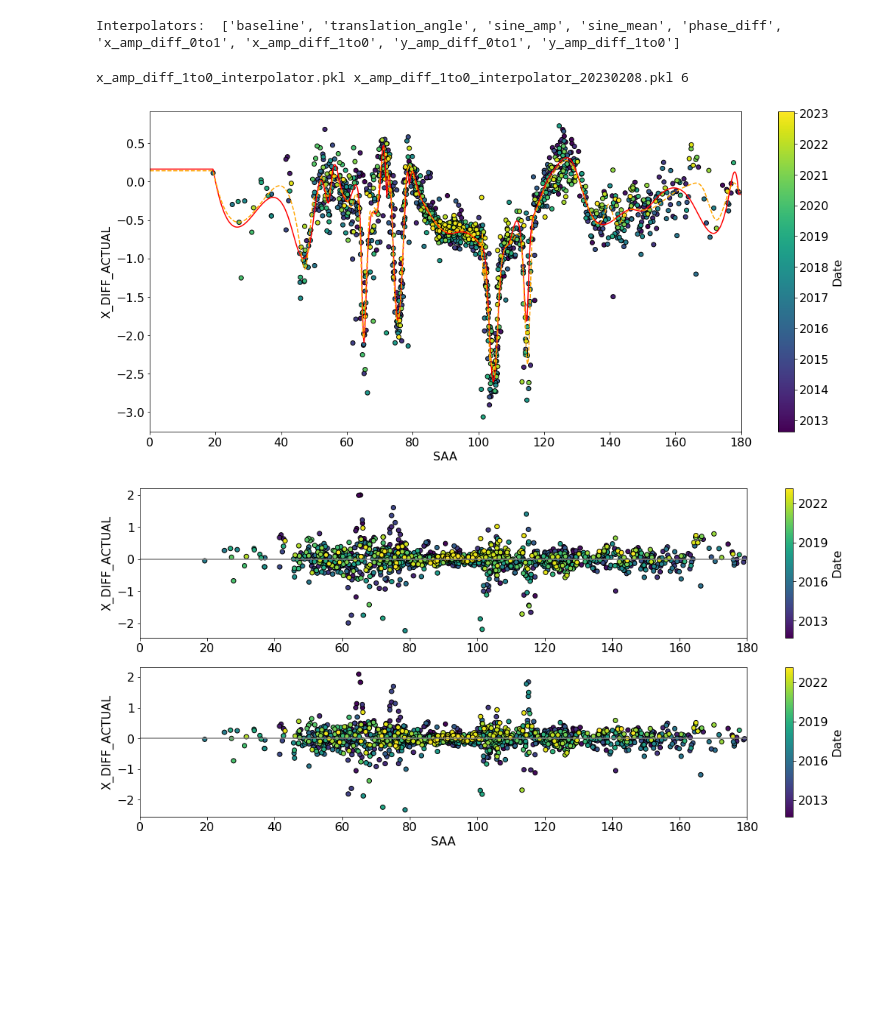
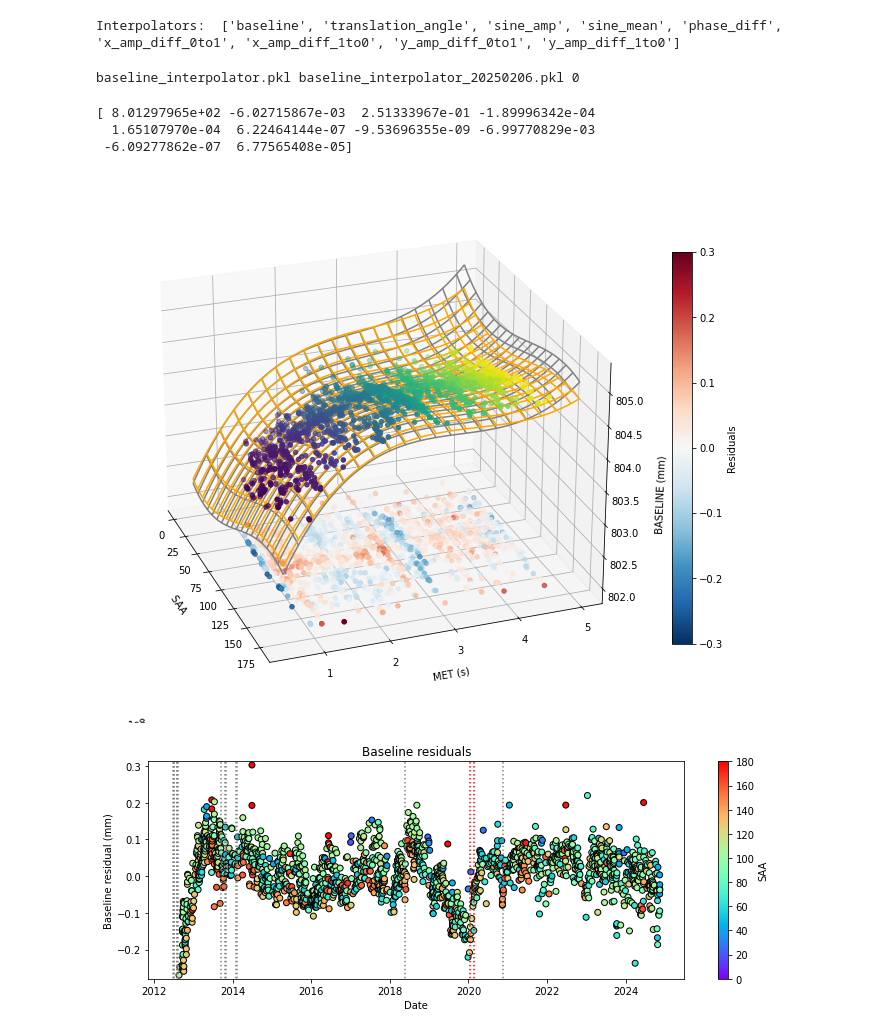
Before and after one commit to hpearnshaw/nustar_singlelaser, a Jupyter notebook: singlelaser/notebooks/Update Laser Splines.ipynb, the cells around one changed output. Cells and saved outputs as stored; diff of their text form; code cells hidden in the pictures; blank space fills up the shorter version.

Commit message:
Updated baseline relation plus additional useful dates in trend plot

```diff
--- a/singlelaser/notebooks/Update Laser Splines.ipynb
+++ b/singlelaser/notebooks/Update Laser Splines.ipynb
@@ -44,7 +44,7 @@ print("Interpolators: ", interpolators)
 Interpolators:  ['baseline', 'translation_angle', 'sine_amp', 'sine_mean', 'phase_diff', 'x_amp_diff_0to1', 'x_amp_diff_1to0', 'y_amp_diff_0to1', 'y_amp_diff_1to0']
 # %%
 # Set the relation we want to update from the interpolators list above
-relation = 'x_amp_diff_1to0'
+relation = 'baseline'
 
 # Define filenames etc.
 filename = f'{relation}_interpolator.pkl'
@@ -75,7 +75,7 @@ this_parameter_s, this_saa_s, this_date_s = this_parameter[saa_sort], this_saa[s
 
 old_spline_function = pickle.load(open(os.path.join(interpolator_path,filename), 'rb'))
 # %% [output]
-x_amp_diff_1to0_interpolator.pkl x_amp_diff_1to0_interpolator_20230208.pkl 6
+baseline_interpolator.pkl baseline_interpolator_20250206.pkl 0
 # %%
 # This is to use as a starting point - modify one of the below until it produces a better fit than you started with:
 #
@@ -98,7 +98,7 @@ if relation == 'baseline':
 
     # Fit a 2D polynomial to the baseline
     data = np.c_[x,y/1.e7,z]
-    lin_x, lin_y = np.linspace(0,180,181), np.linspace(5,45,401)
+    lin_x, lin_y = np.linspace(0,180,181), np.linspace(5,50,451)
     grid_x, grid_y = np.meshgrid(lin_x, lin_y)
     grid_z = griddata(np.c_[x,y/1.e7], z, (grid_x, grid_y), method='linear')
 
@@ -122,39 +122,91 @@ if relation == 'baseline':
                np.prod(np.c_[data[:,0]**2, data[:,1]], axis=1), np.prod(np.c_[data[:,0], data[:,1]**2], axis=1),
                data[:,1]**2, data[:,0]**3, data[:,1]**3]
 
-    soln, _, _, _ = linalg.lstsq(A2, data[:,2])
+    soln, r, _, _ = linalg.lstsq(A2, data[:,2])
     grid_z2 = _polynomial2((grid_x,grid_y),soln)
     residuals = z - _polynomial2((x,y/1.e7),soln)
     print(soln)
 
-    # Create the new function explicitly in here - paste the new numbers from soln in, etc.
+    # Note from 2025-02-06: Not necessary at this time but may be needed in the future to fit additional curvature
+    # Option 3: third order polynomial in x, fourth(!) order in y
+    def _polynomial3(M, params):
+        xx, yy = M
+        p00, p10, p01, p11, p20, p21, p12, p02, p30, p03, p04 = params
+        return p00 + p10*xx + p01*yy + p11*xx*yy + p20*xx**2 + p21*xx**2*yy + p12*xx*yy**2 + p02*yy**2 + p30*xx**3 + p03*yy**3 + p04*yy**4
+
+    A3 = np.c_[np.ones(data.shape[0]), data[:,:2], np.prod(data[:,:2], axis=1), data[:,0]**2,
+               np.prod(np.c_[data[:,0]**2, data[:,1]], axis=1), np.prod(np.c_[data[:,0], data[:,1]**2], axis=1),
+               data[:,1]**2, data[:,0]**3, data[:,1]**3, data[:,1]**4]
+
+
+    # Create the new function explicitly in here
+    # Needs to be hard-coded for pickling purposes
     def new_estimate_baseline(saa_array, met_array):
         x, y = saa_array, met_array/1.e7 # MET was divided by 1e7 to make fitting the polynomial easier
-        p00, p10, p01, p11, p20, p21, p12, p02, p30, p03 = [8.011e2, -7.258e-3, 2.826e-1, -1.595e-4, 1.758e-4,
-                                                           6.023e-7, -6.627e-7, -8.548e-3, -6.443e-7, 9.083e-5]
+
+        # Space to enter the solution hardcoded for pickling
+
+        # Solution for 2025-02-06
+        p00, p10, p01, p11, p20, p21, p12, p02, p30, p03 = [8.0129e+02, -6.0272e-03,  2.5133e-01, -1.8999e-04, 1.6510e-04, 6.2246e-07, -9.5369e-09, -6.9977e-03, -6.0927e-07, 6.7756e-05]
+
+        # Solution for 2023-01-27
+        #p00, p10, p01, p11, p20, p21, p12, p02, p30, p03 = [8.011e2, -7.258e-3, 2.826e-1, -1.595e-4, 1.758e-4,
+        #                                                   6.023e-7, -6.627e-7, -8.548e-3, -6.443e-7, 9.083e-5]
         return p00 + p10*x + p01*y + p11*x*y + p20*x**2 + p21*x**2*y + p12*x*y**2 + p02*y**2 + p30*x**3 + p03*y**3
 
     # 3D plot of baseline vs SAA and time
-    lin_x_plot, lin_y_plot = np.linspace(0,180,181), np.linspace(5,45,401)*1.e7
+    lin_x_plot, lin_y_plot = np.linspace(0,180,181), np.linspace(5,50,451)*1.e7
     grid_x_plot, grid_y_plot = np.meshgrid(lin_x_plot, lin_y_plot)
     grid_z_plot_old = old_spline_function(grid_x_plot, grid_y_plot)
     #residuals = z - old_spline_function(x,y)
     grid_z_plot = new_estimate_baseline(grid_x_plot, grid_y_plot)
     residuals = z - new_estimate_baseline(x,y)
 
-    fig = plt.figure(figsize=[12,10])
+    fig = plt.figure(figsize=[12,12])
     ax = fig.add_subplot(1,1,1,projection='3d')
     ax.view_init(25, 340)
     ax.plot_wireframe(grid_x_plot, grid_y_plot, grid_z_plot_old, color='gray', rcount=20, ccount=20)
     ax.plot_wireframe(grid_x_plot, grid_y_plot, grid_z_plot, color='orange', rcount=20, ccount=20)
     ax.scatter3D(x,y,z,c=y,cmap=plt.cm.viridis)
     cr = ax.scatter3D(x,y,[802]*len(residuals),c=residuals,cmap='RdBu_r',norm=matplotlib.colors.Normalize(vmin=-0.3,vmax=0.3))
-    ax.set_zlim([802,805])
+    #ax.set_zlim([802,805])
     ax.set_xlabel('\nSAA     ')
     ax.set_ylabel('\nMET (s)')
     ax.set_zlabel('\n\nBASELINE (mm)')
     plt.colorbar(matplotlib.cm.ScalarMappable(norm=matplotlib.colors.Normalize(vmin=-0.3,vmax=0.3),cmap='RdBu_r'), location='right', label='Residuals', shrink=0.6)
     fig.show()
+
+    # Also plot residuals with time
+    saanorm = matplotlib.colors.Normalize(vmin=0,vmax=180)
+    saamap = matplotlib.cm.ScalarMappable(norm=saanorm,cmap='rainbow')
+
+    plt.figure(figsize=[12,4])
+    plt.title('Baseline residuals')
+    plt.scatter(this_date[np.isfinite(this_parameter)],residuals,marker='o',edgecolors='k',c=x,cmap='rainbow',norm=saanorm)
+    # MAM events
+    plt.plot([datetime(2012,6,22),datetime(2012,6,22)],[-0.4,0.4],ls=':',color='grey')
+    plt.plot([datetime(2012,6,29),datetime(2012,6,29)],[-0.4,0.4],ls=':',color='grey')
+    plt.plot([datetime(2012,7,1),datetime(2012,7,1)],[-0.4,0.4],ls=':',color='grey')
+    plt.plot([datetime(2012,7,27),datetime(2012,7,27)],[-0.4,0.4],ls=':',color='grey')
+    plt.plot([datetime(2012,8,3),datetime(2012,8,3)],[-0.4,0.4],ls=':',color='grey')
+    plt.plot([datetime(2012,8,6),datetime(2012,8,6)],[-0.4,0.4],ls=':',color='grey')
+    plt.plot([datetime(2013,9,17),datetime(2013,9,17)],[-0.4,0.4],ls=':',color='grey')
+    plt.plot([datetime(2013,10,22),datetime(2013,10,22)],[-0.4,0.4],ls=':',color='grey')
+    plt.plot([datetime(2013,10,25),datetime(2013,10,25)],[-0.4,0.4],ls=':',color='grey')
+    plt.plot([datetime(2014,2,3),datetime(2014,2,3)],[-0.4,0.4],ls=':',color='grey')
+    plt.plot([datetime(2014,2,13),datetime(2014,2,13)],[-0.4,0.4],ls=':',color='grey')
+    plt.plot([datetime(2018,5,22),datetime(2018,5,22)],[-0.4,0.4],ls=':',color='grey')
+    plt.plot([datetime(2020,11,17),datetime(2020,11,17)],[-0.4,0.4],ls=':',color='grey')
+    # Heater adjustments
+    plt.plot([datetime(2020,1,14),datetime(2020,1,14)],[-0.4,0.4],ls=':',color='red')
+    plt.plot([datetime(2020,2,19),datetime(2020,2,19)],[-0.4,0.4],ls=':',color='red')
+
+    plt.ylim([min(residuals)-0.01,max(residuals)+0.01])
+    plt.xlabel('Date')
+    plt.ylabel('Baseline residual (mm)')
+    plt.colorbar(saamap, location='right',label='SAA')
+    plt.show()
+    plt.close()
 
 else:
     # Remove data points that aren't helping
@@ -168,35 +220,38 @@ else:
     plt.plot(saa_axis,old_spline_function(saa_axis),c='r')
     plt.plot(saa_axis,new_spline_function(saa_axis),c='orange',ls='--')
     plt.colorbar(startmap, location='right', label='Date',
                  ticks=mdates.YearLocator(),format=mdates.DateFormatter('%Y'))
     plt.xlabel('SAA')
     plt.ylabel(fields[idx])
     plt.xlim([0,180])
     plt.show()
     plt.close()
 
     # Residuals, old and new
     plt.figure(figsize=[18,8])
     plt.subplot(2,1,1)
     plt.scatter(this_saa, this_parameter - old_spline_function(this_saa), c=startnum, marker='o',edgecolors='k',cmap='viridis',norm=startnorm)
     plt.plot([0,180],[0,0],c='grey')
     plt.colorbar(startmap, location='right', label='Date', format=mdates.DateFormatter('%Y'))
     plt.xlim([0,180])
     plt.ylabel(fields[idx])
 
     plt.subplot(2,1,2)
     plt.scatter(this_saa, this_parameter - new_spline_function(this_saa), c=startnum, marker='o',edgecolors='k',cmap='viridis',norm=startnorm)
     plt.plot([0,180],[0,0],c='grey')
     plt.colorbar(startmap, location='right', label='Date', format=mdates.DateFormatter('%Y'))
     plt.xlim([0,180])
     plt.xlabel('SAA')
     plt.ylabel(fields[idx])
 
     plt.show()
     plt.close()
 # %% [output]
+[ 8.01297965e+02 -6.02715867e-03  2.51333967e-01 -1.89996342e-04
+  1.65107970e-04  6.22464144e-07 -9.53696355e-09 -6.99770829e-03
+ -6.09277862e-07  6.77565408e-05]
-[figure, old version]
+[figure, new version]
-[figure, old version]
+[figure, new version]
 # %%
 # Pickle and save your new relation to the archive folder (but don't replace the main file yet)
 if relation == 'baseline':
```
Also changed, not shown: 2 other files.
